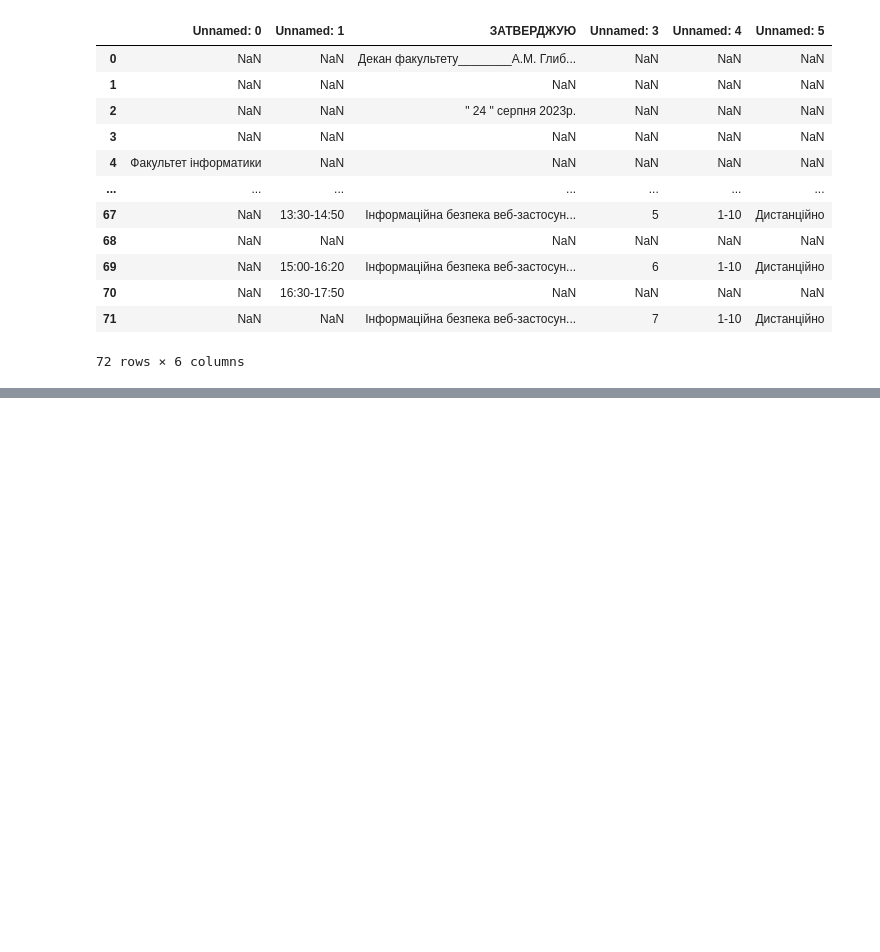
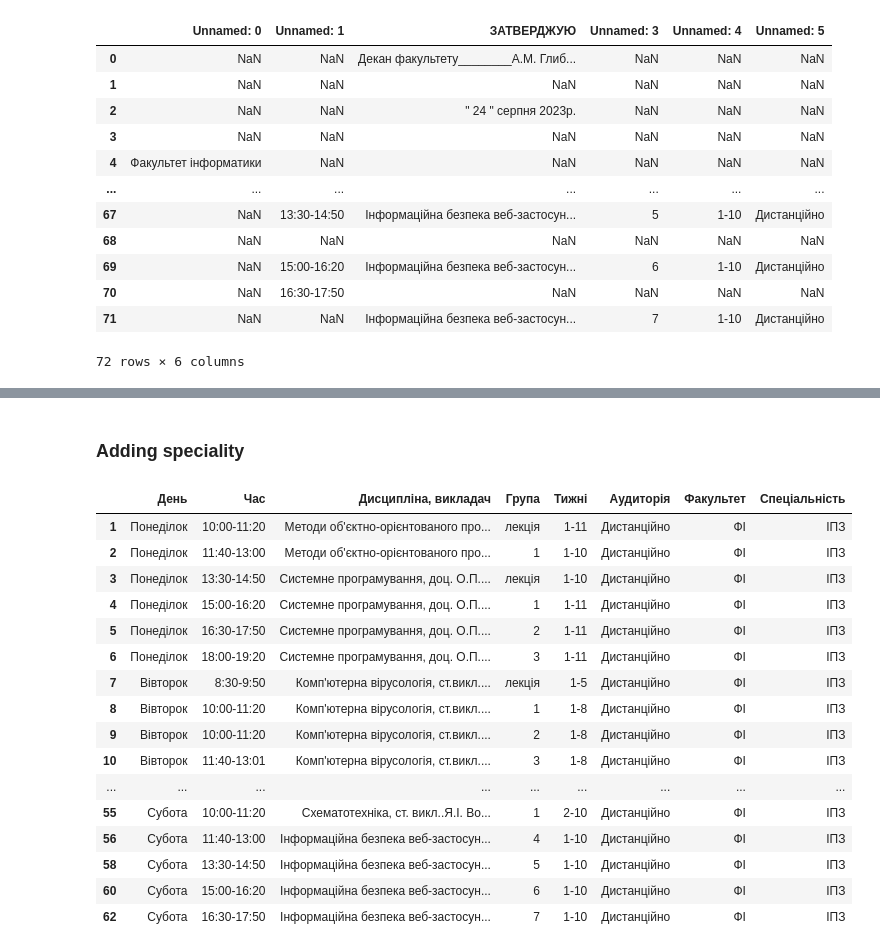
Before and after one commit to 1wannabebetter1/scheduleUnification, a Jupyter notebook: Unificator.ipynb, the cells around one changed output, grey strips where cells are left out. Cells and saved outputs as stored; diff of their text form; code cells hidden in the pictures; blank space fills up the shorter version.

```diff
--- a/Unificator.ipynb
+++ b/Unificator.ipynb
@@ -121,0 +59,7 @@ df1
+# %%
+pe_df2 = pe_df.drop(range(0,8))
+pe_df2.columns = pe_df2.iloc[0]
+pe_df2 = pe_df2.rename_axis(None, axis=1)
+pe_df2=pe_df2.drop([8]).reset_index()
+pe_df2= pe_df2.drop(columns=['index'])
+pe_df2
@@ -121,0 +146,23 @@ df1
+# %% [markdown]
+### Adding speciality
+# %%
+pe_df2['Спеціальність'] = "ІПЗ"
+pe_df2
+# %% [output]
+|  | День | Час | Дисципліна, викладач | Група | Тижні | Аудиторія | Факультет | Спеціальність |
+| 1 | Понеділок | 10:00-11:20 | Методи об'єктно-орієнтованого про... | лекція | 1-11 | Дистанційно | ФІ | ІПЗ |
+| 2 | Понеділок | 11:40-13:00 | Методи об'єктно-орієнтованого про... | 1 | 1-10 | Дистанційно | ФІ | ІПЗ |
+| 3 | Понеділок | 13:30-14:50 | Системне програмування, доц. О.П.... | лекція | 1-10 | Дистанційно | ФІ | ІПЗ |
+| 4 | Понеділок | 15:00-16:20 | Системне програмування, доц. О.П.... | 1 | 1-11 | Дистанційно | ФІ | ІПЗ |
+| 5 | Понеділок | 16:30-17:50 | Системне програмування, доц. О.П.... | 2 | 1-11 | Дистанційно | ФІ | ІПЗ |
+| 6 | Понеділок | 18:00-19:20 | Системне програмування, доц. О.П.... | 3 | 1-11 | Дистанційно | ФІ | ІПЗ |
+| 7 | Вівторок | 8:30-9:50 | Комп'ютерна вірусологія, ст.викл.... | лекція | 1-5 | Дистанційно | ФІ | ІПЗ |
+| 8 | Вівторок | 10:00-11:20 | Комп'ютерна вірусологія, ст.викл.... | 1 | 1-8 | Дистанційно | ФІ | ІПЗ |
+| 9 | Вівторок | 10:00-11:20 | Комп'ютерна вірусологія, ст.викл.... | 2 | 1-8 | Дистанційно | ФІ | ІПЗ |
+| 10 | Вівторок | 11:40-13:01 | Комп'ютерна вірусологія, ст.викл.... | 3 | 1-8 | Дистанційно | ФІ | ІПЗ |
+| ... | ... | ... | ... | ... | ... | ... | ... | ... |
+| 55 | Субота | 10:00-11:20 | Схематотехніка, cт. викл..Я.І. Во... | 1 | 2-10 | Дистанційно | ФІ | ІПЗ |
+| 56 | Субота | 11:40-13:00 | Інформаційна безпека веб-застосун... | 4 | 1-10 | Дистанційно | ФІ | ІПЗ |
+| 58 | Субота | 13:30-14:50 | Інформаційна безпека веб-застосун... | 5 | 1-10 | Дистанційно | ФІ | ІПЗ |
+| 60 | Субота | 15:00-16:20 | Інформаційна безпека веб-застосун... | 6 | 1-10 | Дистанційно | ФІ | ІПЗ |
+| 62 | Субота | 16:30-17:50 | Інформаційна безпека веб-застосун... | 7 | 1-10 | Дистанційно | ФІ | ІПЗ |
```
Also changed, not shown: parts of 18 cells of this notebook.
